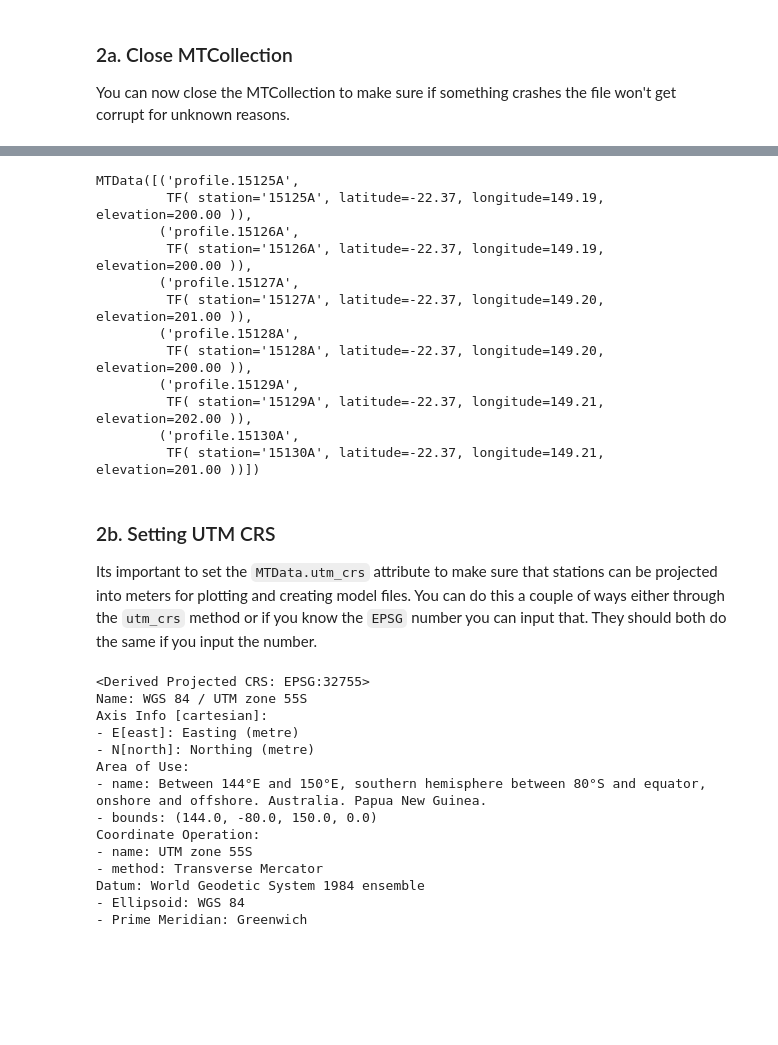
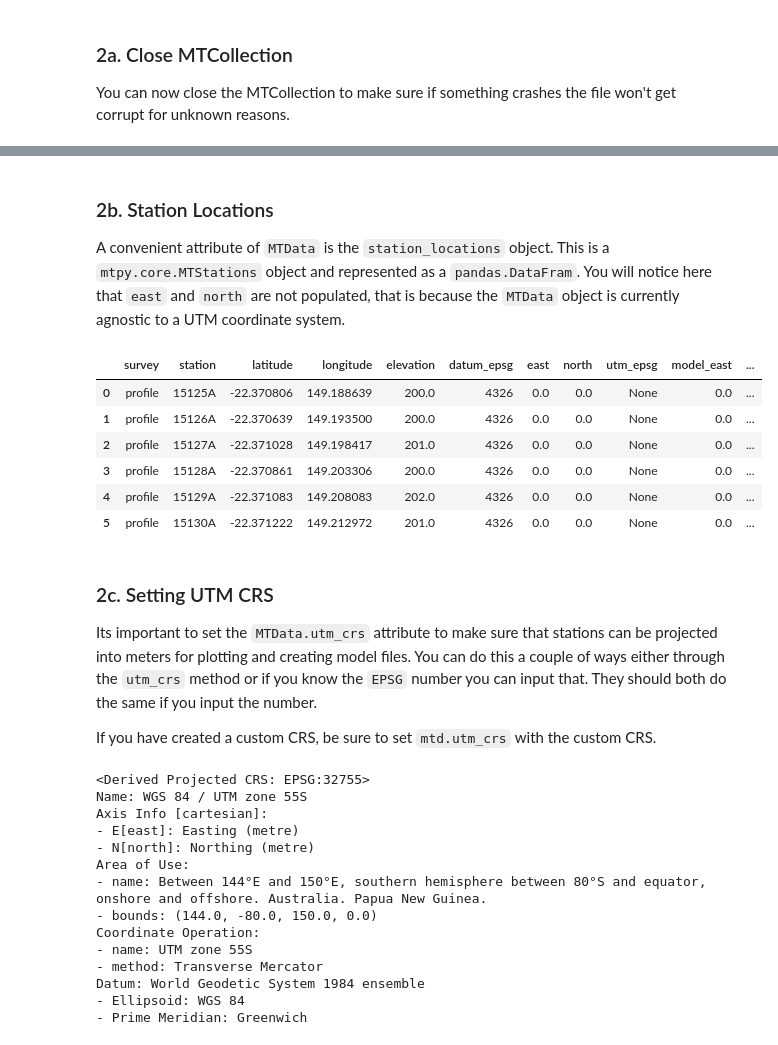
Before and after one commit to MTgeophysics/mtpy-v2, a Jupyter notebook: docs/source/notebooks/2_MTData_profile.ipynb, the cells around one changed output, grey strips where cells are left out. Drawn from its saved outputs; the diff is of its cells as text; code cells hidden in the pictures; blank space fills up the shorter version.

```diff
--- a/docs/source/notebooks/2_MTData_profile.ipynb
+++ b/docs/source/notebooks/2_MTData_profile.ipynb
@@ -46,22 +44,23 @@ mtc.close_collection()
+# %% [markdown]
+### 2b. Station Locations
+
+A convenient attribute of `MTData` is the `station_locations` object.  This is a `mtpy.core.MTStations` object and represented as a `pandas.DataFram`.  You will notice here that `east` and `north` are not populated, that is because the `MTData` object is currently agnostic to a UTM coordinate system.
 # %%
-mtd
+mtd.station_locations
 # %% [output]
-MTData([('profile.15125A',
-         TF( station='15125A', latitude=-22.37, longitude=149.19, elevation=200.00 )),
-        ('profile.15126A',
-         TF( station='15126A', latitude=-22.37, longitude=149.19, elevation=200.00 )),
-        ('profile.15127A',
-         TF( station='15127A', latitude=-22.37, longitude=149.20, elevation=201.00 )),
-        ('profile.15128A',
-         TF( station='15128A', latitude=-22.37, longitude=149.20, elevation=200.00 )),
-        ('profile.15129A',
-         TF( station='15129A', latitude=-22.37, longitude=149.21, elevation=202.00 )),
-        ('profile.15130A',
-         TF( station='15130A', latitude=-22.37, longitude=149.21, elevation=201.00 ))])
+|  | survey | station | latitude | longitude | elevation | datum_epsg | east | north | utm_epsg | model_east | ... |
+| 0 | profile | 15125A | -22.370806 | 149.188639 | 200.0 | 4326 | 0.0 | 0.0 | None | 0.0 | ... |
+| 1 | profile | 15126A | -22.370639 | 149.193500 | 200.0 | 4326 | 0.0 | 0.0 | None | 0.0 | ... |
+| 2 | profile | 15127A | -22.371028 | 149.198417 | 201.0 | 4326 | 0.0 | 0.0 | None | 0.0 | ... |
+| 3 | profile | 15128A | -22.370861 | 149.203306 | 200.0 | 4326 | 0.0 | 0.0 | None | 0.0 | ... |
+| 4 | profile | 15129A | -22.371083 | 149.208083 | 202.0 | 4326 | 0.0 | 0.0 | None | 0.0 | ... |
+| 5 | profile | 15130A | -22.371222 | 149.212972 | 201.0 | 4326 | 0.0 | 0.0 | None | 0.0 | ... |
 # %% [markdown]
-### 2b. Setting UTM CRS
+### 2c. Setting UTM CRS
 
 Its important to set the `MTData.utm_crs` attribute to make sure that stations can be projected into meters for plotting and creating model files.   You can do this a couple of ways either through the `utm_crs` method or if you know the `EPSG` number you can input that.  They should both do the same if you input the number.
+
+If you have created a custom CRS, be sure to set `mtd.utm_crs` with the custom CRS.
 # %%
 mtd.utm_crs = 32755
 # %%
```
Also changed, not shown: parts of 14 cells of this notebook, 1 other file.
